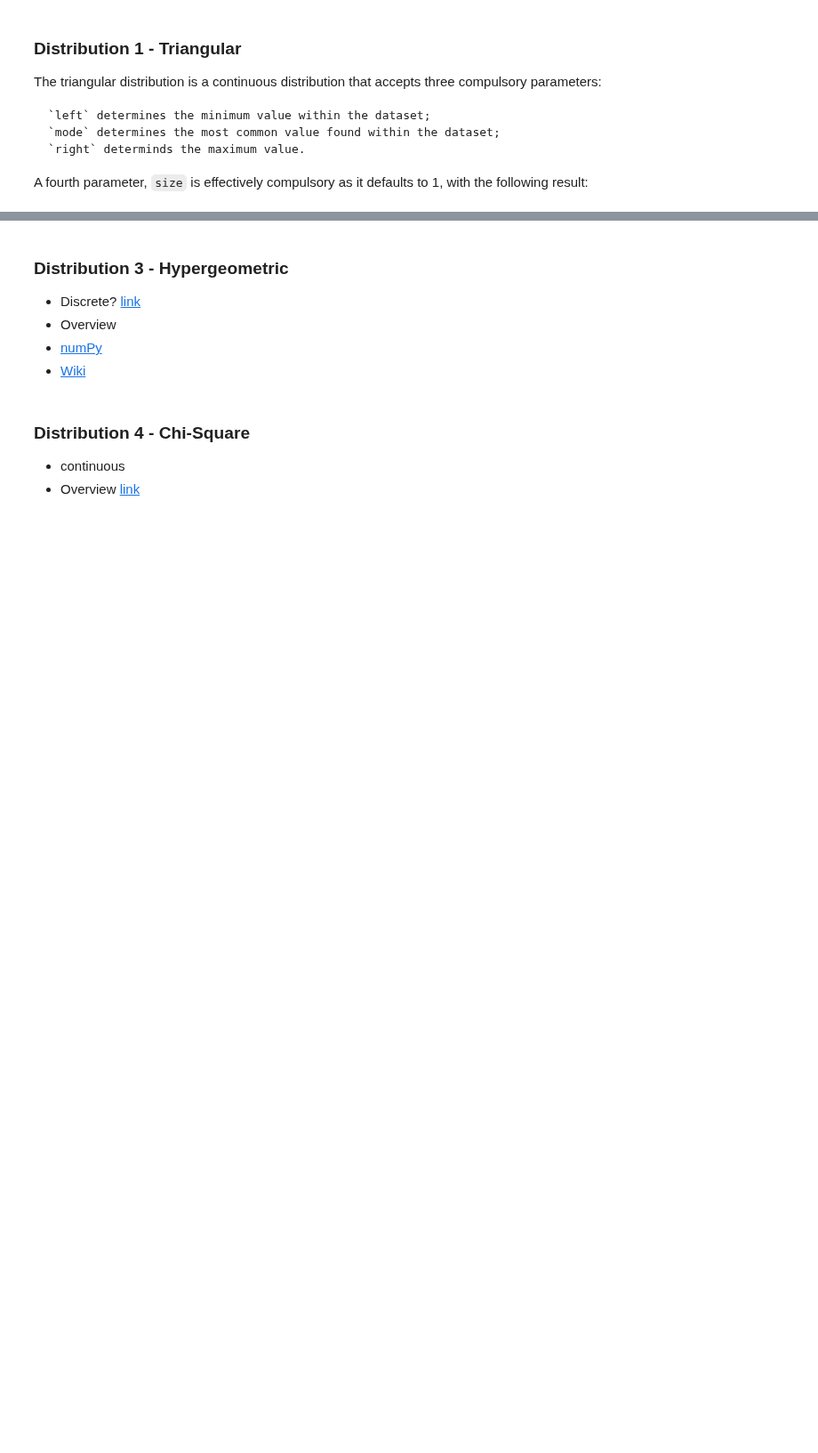
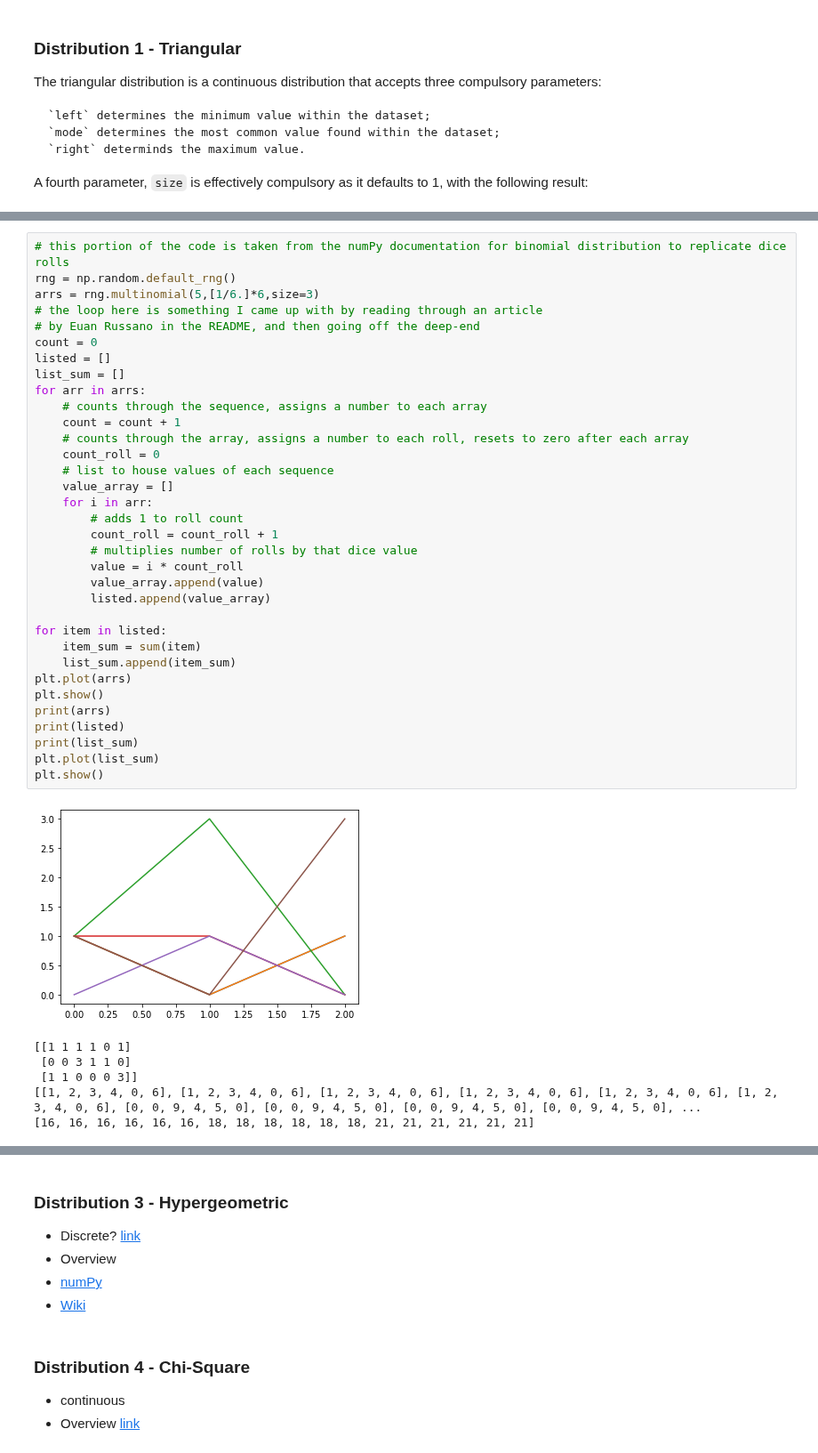
Before and after one commit to kiehozero/atu-fundda2022, a Jupyter notebook: practicals/04-distributions.ipynb, the cells around one changed output, grey strips where cells are left out. Shown at 89% size. Cells and saved outputs as stored; diff of their text form; blank space fills up the shorter version.

```diff
--- a/practicals/04-distributions.ipynb
+++ b/practicals/04-distributions.ipynb
@@ -55,0 +70,41 @@ The `mode` parameter effectively acts as a pivot on the shape of the dataset; if
+# %%
+# this portion of the code is taken from the numPy documentation for binomial distribution to replicate dice rolls
+rng = np.random.default_rng()
+arrs = rng.multinomial(5,[1/6.]*6,size=3)
+# the loop here is something I came up with by reading through an article
+# by Euan Russano in the README, and then going off the deep-end
+count = 0
+listed = []
+list_sum = []
+for arr in arrs:
+    # counts through the sequence, assigns a number to each array
+    count = count + 1
+    # counts through the array, assigns a number to each roll, resets to zero after each array
+    count_roll = 0
+    # list to house values of each sequence
+    value_array = []
+    for i in arr:
+        # adds 1 to roll count
+        count_roll = count_roll + 1
+        # multiplies number of rolls by that dice value
+        value = i * count_roll
+        value_array.append(value)
+        listed.append(value_array)
+
+for item in listed:
+    item_sum = sum(item)
+    list_sum.append(item_sum)
+plt.plot(arrs)
+plt.show()
+print(arrs)
+print(listed)
+print(list_sum)
+plt.plot(list_sum)
+plt.show()
+# %% [output]
+[figure, added]
+[[1 1 1 1 0 1]
+ [0 0 3 1 1 0]
+ [1 1 0 0 0 3]]
+[[1, 2, 3, 4, 0, 6], [1, 2, 3, 4, 0, 6], [1, 2, 3, 4, 0, 6], [1, 2, 3, 4, 0, 6], [1, 2, 3, 4, 0, 6], [1, 2, 3, 4, 0, 6], [0, 0, 9, 4, 5, 0], [0, 0, 9, 4, 5, 0], [0, 0, 9, 4, 5, 0], [0, 0, 9, 4, 5, 0], ...
+[16, 16, 16, 16, 16, 16, 18, 18, 18, 18, 18, 18, 21, 21, 21, 21, 21, 21]
```
Also changed, not shown: parts of 11 cells of this notebook, 1 other file.
